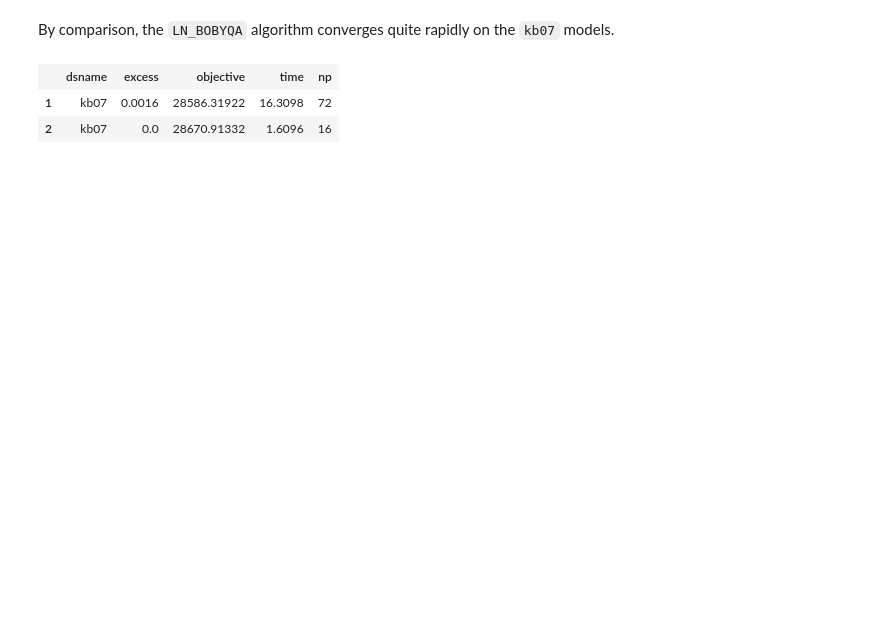
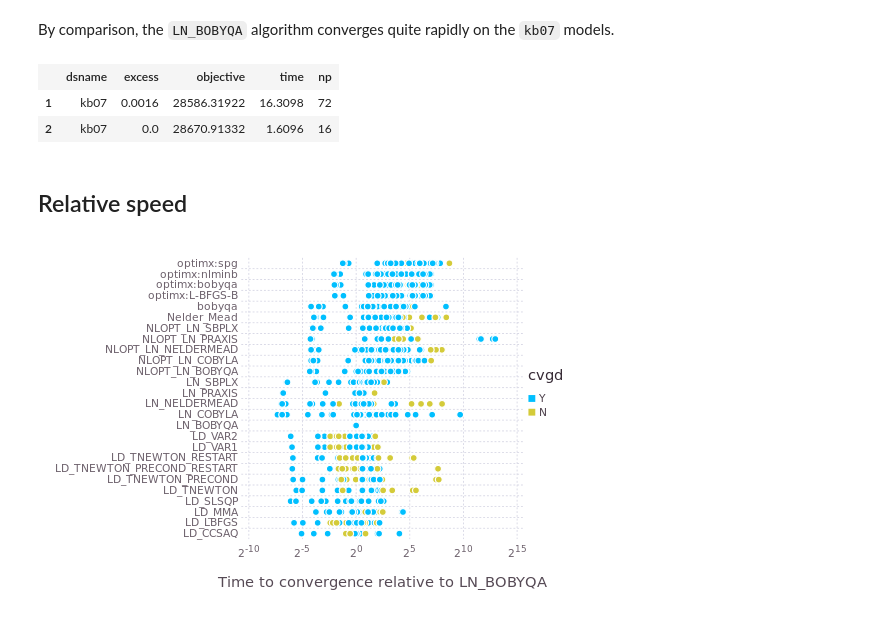
Before and after one commit to Stat990-033/Timings, a Jupyter notebook: inst/doc/Summaries.ipynb, the cells around one changed output. Saved outputs shown, nothing was run; the diff lists cells and outputs as text; code cells hidden in the pictures; blank space fills up the shorter version.

```diff
--- a/inst/doc/Summaries.ipynb
+++ b/inst/doc/Summaries.ipynb
@@ -208,3 +210,14 @@ bobyqa = res[convert(Array,res[:opt] .== "LN_BOBYQA") &
 |  | dsname | excess | objective | time | np |
 | 1 | kb07 | 0.0016 | 28586.31922 | 16.3098 | 72 |
 | 2 | kb07 | 0.0 | 28670.91332 | 1.6096 | 16 |
+# %% [markdown]
+## Relative speed
+# %%
+using Gadfly
+res[:cvgd] = [e > 0.02 ? "N" : "Y" for e in res[:excess]]
+plot(res,x="reltime",y="opt",color="cvgd",
+    Geom.point,Scale.y_discrete,Scale.x_log2,
+    Guide.ylabel(nothing),
+    Guide.xlabel("Time to convergence relative to LN_BOBYQA"))
+# %% [output]
+[figure, added]
```
Also changed, not shown: parts of 11 cells of this notebook, 1 other file.
